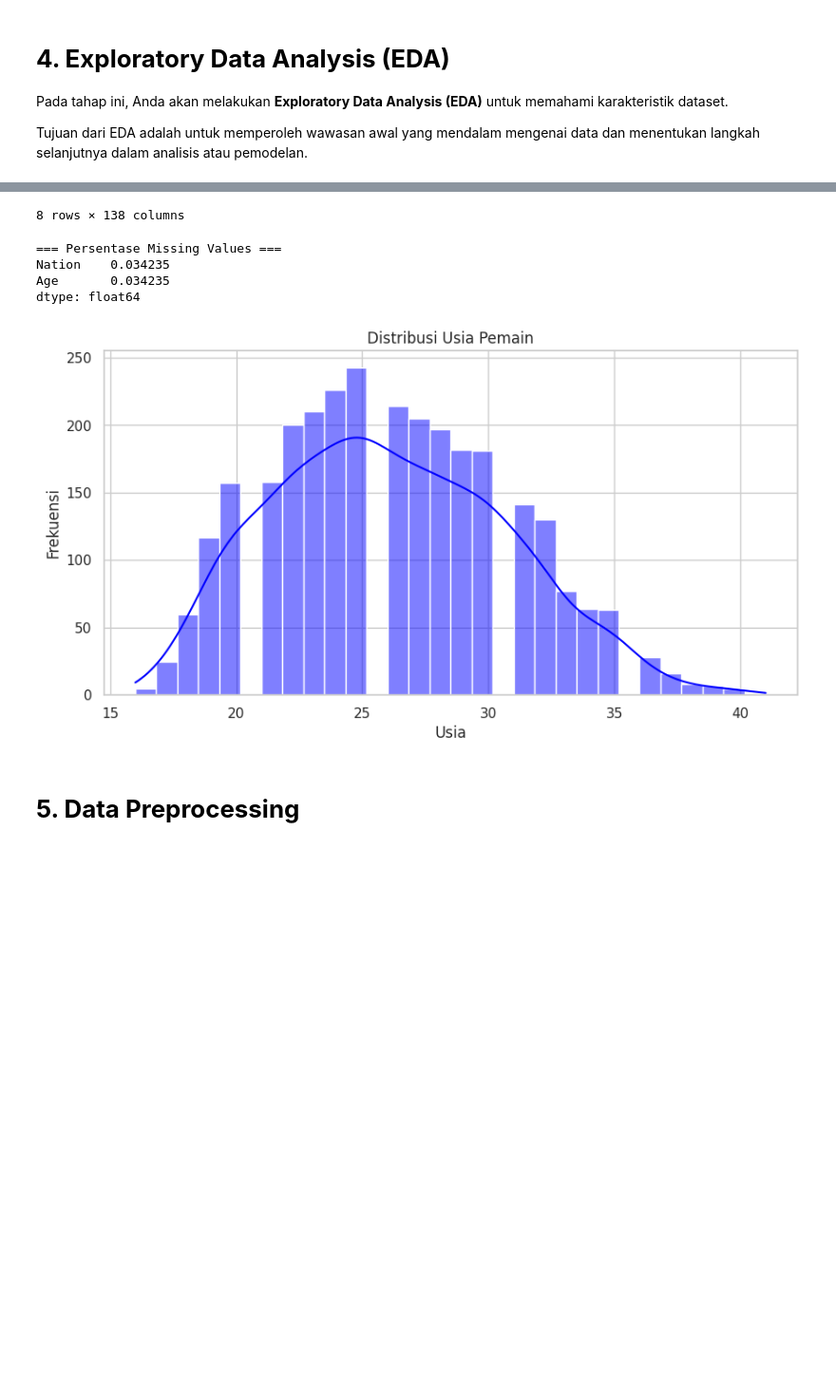
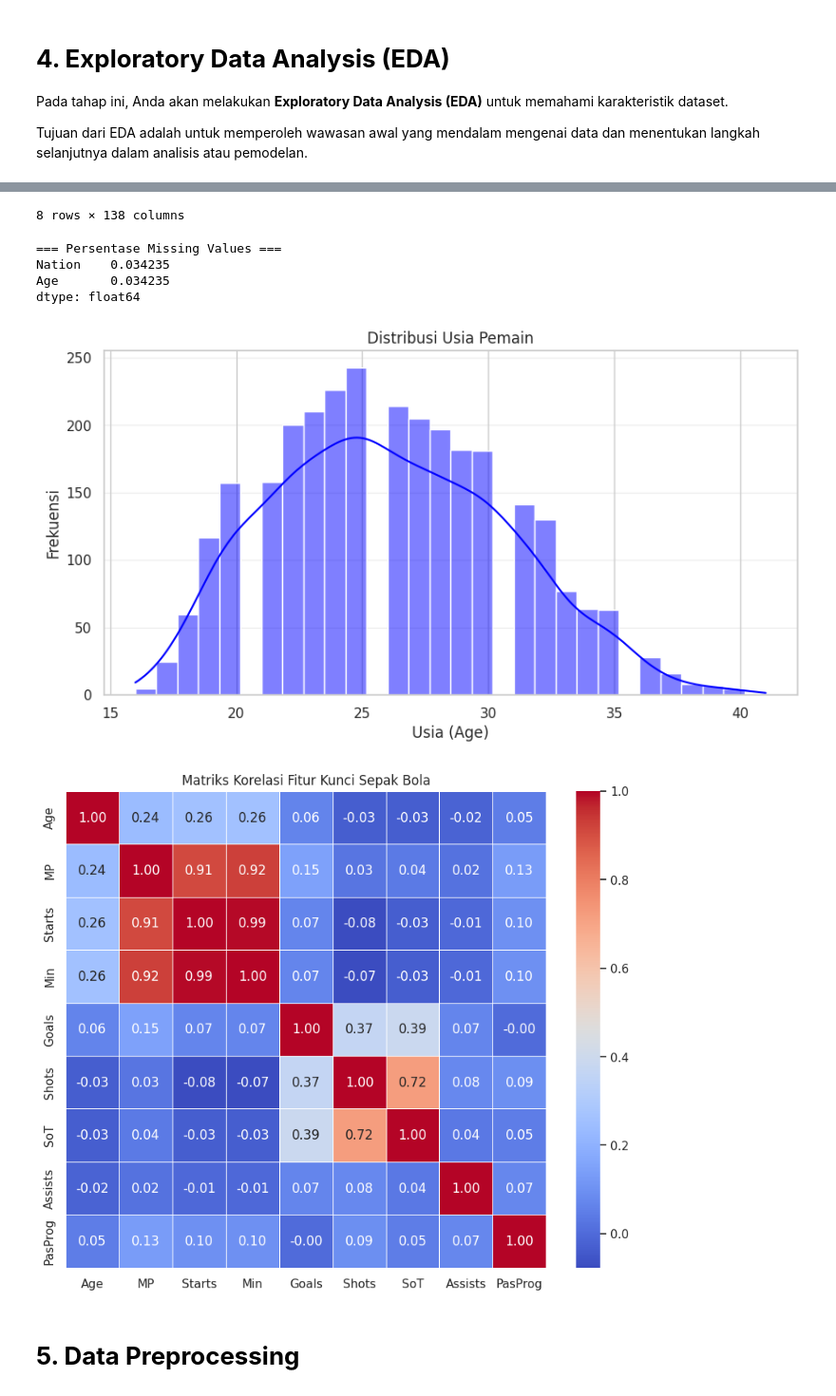
Before and after one commit to irfanjul46/Eksperimen_SML_Irfan, a Jupyter notebook: preprocessing/Eksperimen_Irfan.ipynb, the cells around one changed output, grey strips where cells are left out. Shown at 95% size. Saved outputs shown, nothing was run; the diff lists cells and outputs as text; code cells hidden in the pictures; blank space fills up the shorter version.

Commit message:
Update Kriteria 1: (Eksperimen terhadap Dataset Pelatihan 2)

```diff
--- a/preprocessing/Eksperimen_Irfan.ipynb
+++ b/preprocessing/Eksperimen_Irfan.ipynb
@@ -34,18 +33,18 @@ Jika dataset berada di Google Drive, pastikan Anda menghubungkan Google Drive ke
 Jika dataset berupa unstructured data, silakan sesuaikan dengan format seperti kelas Machine Learning Pengembangan atau Machine Learning Terapan
 # %%
 # Type your code here
-# Asumsi dataset diunggah ke Google Colab atau berada di direktori yang sama
 file_path = 'football_player_stats.csv'
 
 try:
-    df_raw = pd.read_csv(file_path, encoding='latin1', delimiter=';')
-    print("Dataset berhasil dimuat!")
+    # Menggunakan sep=';' dan encoding 'latin-1' sesuai karakteristik data sepak bola Eropa
+    df_raw = pd.read_csv(file_path, encoding='latin-1', sep=';')
+    print("✓ Dataset berhasil dimuat!")
+
+    # Menampilkan dimensi data
+    print(f"Dimensi Dataset: {df_raw.shape[0]} baris, {df_raw.shape[1]} kolom\n")
 
     # Menampilkan 5 baris pertama untuk inspeksi awal
     display(df_raw.head())
-
-    # Menampilkan dimensi data
-    print(f"\nDimensi Dataset: {df_raw.shape[0]} baris, {df_raw.shape[1]} kolom")
 except FileNotFoundError:
-    print(f"File {file_path} tidak ditemukan. Pastikan dataset sudah diunggah.")
+    print(f"❌ File '{file_path}' tidak ditemukan. Pastikan dataset sudah diunggah ke Colab.")
 # %% [output]
@@ -79,44 +78,49 @@ print("\n=== Persentase Missing Values ===")
 missing_data = df_raw.isnull().sum() / len(df_raw) * 100
 print(missing_data[missing_data > 0].sort_values(ascending=False))
 
-# 4. Visualisasi Distribusi Atribut Utama (Misal: Overall Rating)
+# 4. Visualisasi Distribusi Atribut Utama (Usia Pemain)
 plt.figure(figsize=(10, 5))
 sns.histplot(df_raw['Age'], bins=30, kde=True, color='blue')
 plt.title('Distribusi Usia Pemain')
-plt.xlabel('Usia')
+plt.xlabel('Usia (Age)')
 plt.ylabel('Frekuensi')
+plt.grid(axis='y', alpha=0.3)
 plt.show()
 
-# 5. Visualisasi Korelasi antar fitur numerik (Matriks Korelasi)
-plt.figure(figsize=(12, 8))
-numeric_df = df_raw.select_dtypes(include=[np.number])
-sns.heatmap(numeric_df.corr(), annot=True, cmap='coolwarm', fmt=".2f", linewidths=0.5)
-plt.title('Matriks Korelasi Fitur Numerik')
+# 5. Visualisasi Korelasi antar fitur numerik (Fokus pada fitur pencetak gol/kontribusi)
+# Memilih beberapa fitur kunci dari 143 kolom agar heatmap mudah dibaca
+fitur_kunci = ['Age', 'MP', 'Starts', 'Min', 'Goals', 'Shots', 'SoT', 'Assists', 'PasProg']
+
+plt.figure(figsize=(10, 8))
+correlation_matrix = df_raw[fitur_kunci].corr()
+sns.heatmap(correlation_matrix, annot=True, cmap='coolwarm', fmt=".2f", linewidths=0.5)
+plt.title('Matriks Korelasi Fitur Kunci Sepak Bola')
 plt.show()
 # %% [output]
 === Informasi Dataset ===
 <class 'pandas.core.frame.DataFrame'>
 RangeIndex: 2921 entries, 0 to 2920
 Columns: 143 entries, Rk to AerWon%
 dtypes: float64(133), int64(5), object(5)
 memory usage: 3.2+ MB
 
 === Statistik Deskriptif ===
 |  | Rk | Age | Born | MP | Starts | Min | 90s | Goals | Shots | SoT | ... | ... |
 | count | 2921.000000 | 2920.000000 | 2921.000000 | 2921.000000 | 2921.000000 | 2921.000000 | 2921.000000 | 2921.000000 | 2921.000000 | 2921.000000 | ... | ... |
 | mean | 1461.000000 | 26.092123 | 1994.725094 | 18.800068 | 13.749743 | 1234.756248 | 13.719069 | 0.111274 | 1.220431 | 0.391462 | ... | ... |
 | std | 843.364393 | 4.641746 | 37.210426 | 11.619882 | 11.393763 | 977.941288 | 10.865255 | 0.233688 | 1.511266 | 0.784754 | ... | ... |
 | min | 1.000000 | 16.000000 | 0.000000 | 1.000000 | 0.000000 | 1.000000 | 0.000000 | 0.000000 | 0.000000 | 0.000000 | ... | ... |
 | 25% | 731.000000 | 23.000000 | 1992.000000 | 8.000000 | 3.000000 | 307.000000 | 3.400000 | 0.000000 | 0.280000 | 0.000000 | ... | ... |
 | 50% | 1461.000000 | 26.000000 | 1996.000000 | 20.000000 | 12.000000 | 1102.000000 | 12.200000 | 0.000000 | 0.820000 | 0.190000 | ... | ... |
 | 75% | 2191.000000 | 29.000000 | 1999.000000 | 29.000000 | 23.000000 | 2025.000000 | 22.500000 | 0.150000 | 1.830000 | 0.560000 | ... | ... |
 | max | 2921.000000 | 41.000000 | 2006.000000 | 38.000000 | 38.000000 | 3420.000000 | 38.000000 | 5.000000 | 20.000000 | 20.000000 | ... | ... |
 8 rows × 138 columns
 === Persentase Missing Values ===
 Nation    0.034235
 Age       0.034235
 dtype: float64
-[figure, old version]
+[figure, new version]
+[figure, added]
 # %% [markdown]
 # **5. Data Preprocessing**
 # %% [markdown]
```
Also changed, not shown: parts of 3 cells of this notebook, 4 other files.
